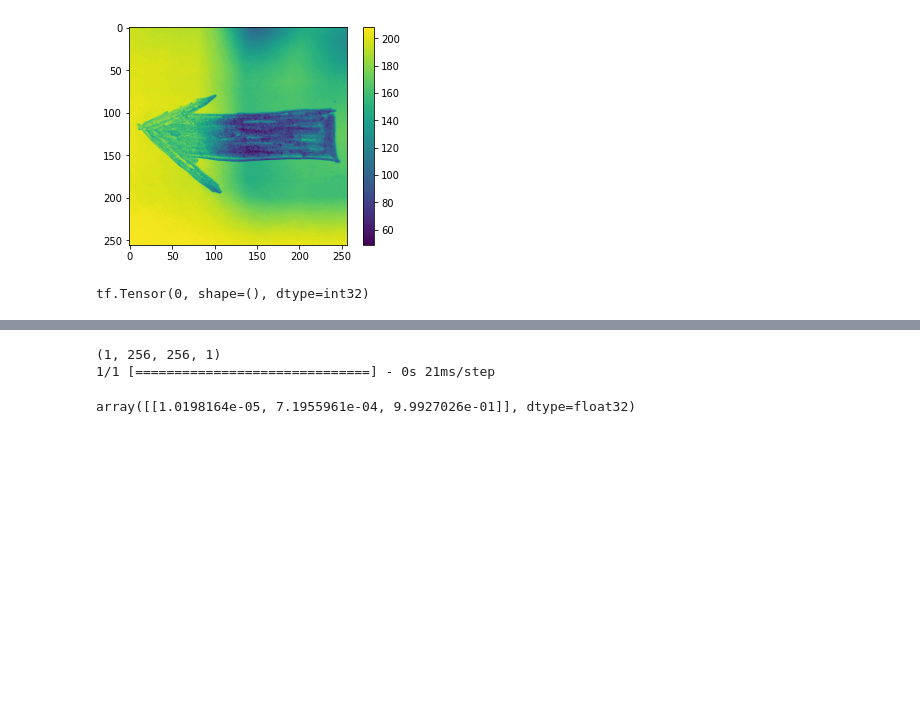
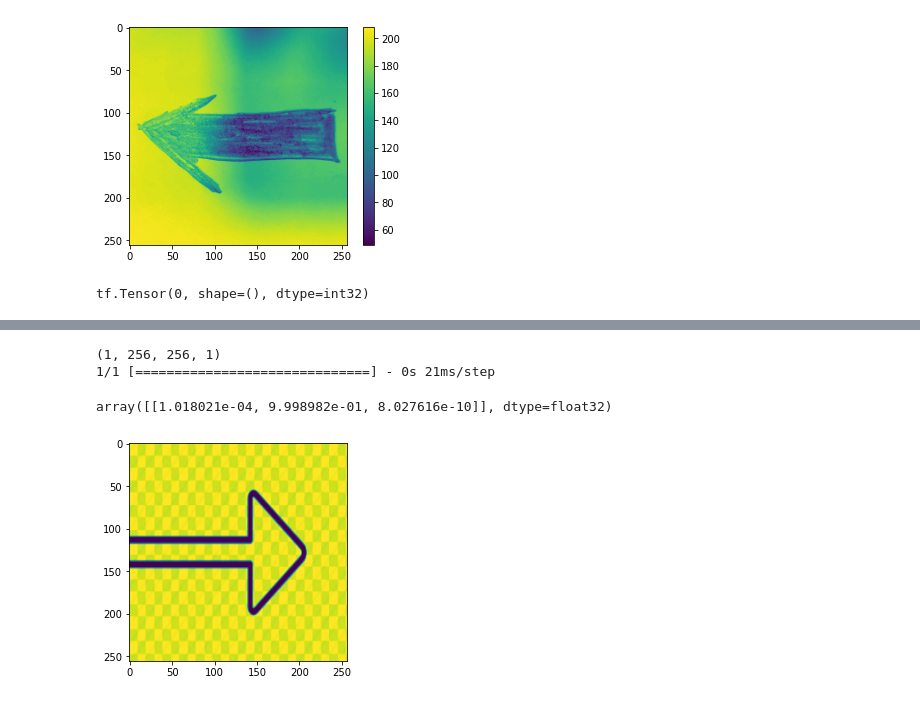
Before and after one commit to AadithyaRao2809/WayView, a Jupyter notebook: arrows.ipynb, the cells around one changed output, grey strips where cells are left out. Drawn from its saved outputs; the diff is of its cells as text; code cells hidden in the pictures; blank space fills up the shorter version.

```diff
--- a/arrows.ipynb
+++ b/arrows.ipynb
@@ -105,11 +77,11 @@ tf.Tensor(0, shape=(), dtype=int32)
 # %%
 model = keras.Sequential([
   keras.layers.Rescaling(1./255, input_shape=(img_height, img_width, 1)),
-  keras.layers.Conv2D(15, 3, padding='same', activation='relu', input_shape=(256,256,1)),
+  keras.layers.Conv2D(5, 3, padding='same', activation='relu', input_shape=(256,256,1)),
   keras.layers.MaxPooling2D(),
-  keras.layers.Conv2D(30, 3, padding='same', activation='relu'),
+  keras.layers.Conv2D(10, 3, padding='same', activation='relu'),
   keras.layers.MaxPooling2D(),
-  keras.layers.Conv2D(60, 3, padding='same', activation='relu'),
+  keras.layers.Conv2D(15, 3, padding='same', activation='relu'),
   keras.layers.MaxPooling2D(),
   keras.layers.Flatten(),
   keras.layers.Dense(128, activation='relu'),
@@ -154,17 +126,21 @@ model.evaluate(ds_val)
 # %%
-img = tf.keras.preprocessing.image.load_img('download.png')
+img = tf.keras.preprocessing.image.load_img('RIGHT.png')
 
 image_array = tf.keras.preprocessing.image.img_to_array(img)
 
 image_array = tf.image.rgb_to_grayscale(image_array)
 
 
 image_array = tf.image.resize(image_array,(256,256))
 image_array = tf.reshape(image_array,(1,256,256,1))
+
+plt.imshow(image_array[0])
+
 print(image_array.shape)
 
 model.predict(image_array)
 # %% [output]
 (1, 256, 256, 1)
 1/1 [==============================] - 0s 21ms/step
-array([[1.0198164e-05, 7.1955961e-04, 9.9927026e-01]], dtype=float32)
+array([[1.018021e-04, 9.998982e-01, 8.027616e-10]], dtype=float32)
+[figure, added]
```
Also changed, not shown: parts of 4 cells of this notebook, 13 other files.
